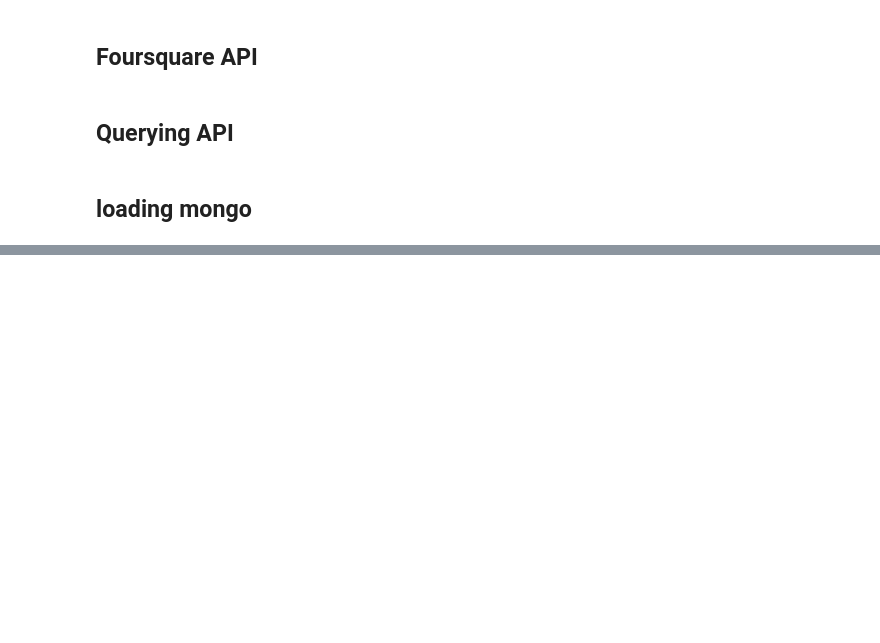
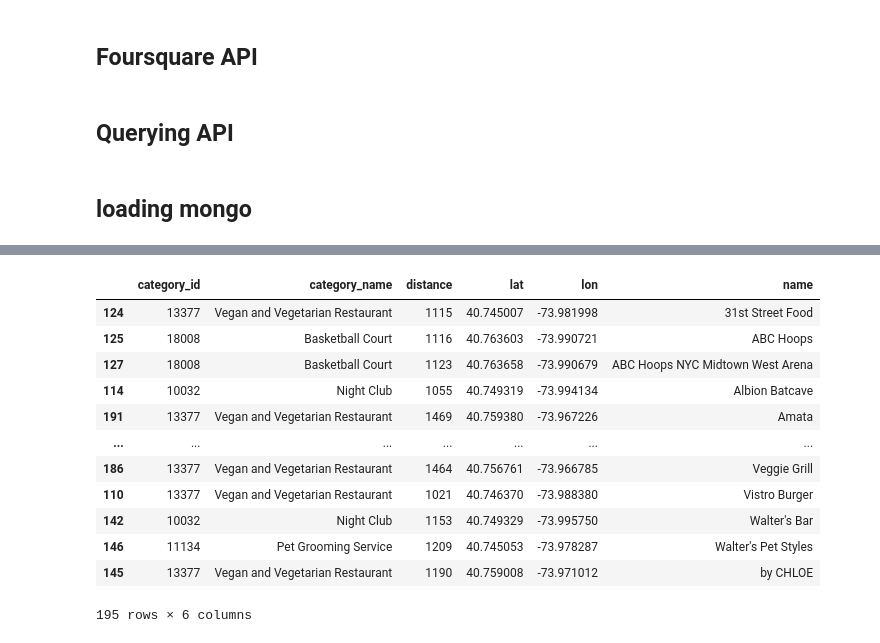
Before and after one commit to nb3110/Project_3_geospatial_analysis_blasi, a Jupyter notebook: notebook.ipynb, the cells around one changed output, grey strips where cells are left out. Drawn from its saved outputs; the diff is of its cells as text; code cells hidden in the pictures; blank space fills up the shorter version.

```diff
--- a/notebook.ipynb
+++ b/notebook.ipynb
@@ -425,0 +413,4 @@ db["ny_places"].insert_many(file_data)
+# %%
+london_places_col = db.get_collection("london_places")
+sf_places_col = db.get_collection("sf_places")
+ny_places_col = db.get_collection("ny_places")
@@ -425,0 +483,33 @@ db["ny_places"].insert_many(file_data)
+# %%
+category_id = [ny_places[i]["categories"][j]["id"] for i in range(len(ny_places)) for j in range(len(ny_places[i]["categories"])) if ny_places[i]["categories"][j]["id"] in category_code_list]
+category_name = [ny_places[i]["categories"][j]["name"] for i in range(len(ny_places)) for j in range(len(ny_places[i]["categories"])) if ny_places[i]["categories"][j]["id"] in category_code_list]
+distance = [ny_places[i]["distance"] for i in range(len(ny_places)) for j in range(len(ny_places[i]["categories"])) if ny_places[i]["categories"][j]["id"] in category_code_list]
+lat = [ny_places[i]["geocodes"]["main"]["latitude"] for i in range(len(ny_places)) for j in range(len(ny_places[i]["categories"])) if ny_places[i]["categories"][j]["id"] in category_code_list]
+lon = [ny_places[i]["geocodes"]["main"]["longitude"] for i in range(len(ny_places)) for j in range(len(ny_places[i]["categories"])) if ny_places[i]["categories"][j]["id"] in category_code_list]
+name = [ny_places[i]["name"] for i in range(len(ny_places)) for j in range(len(ny_places[i]["categories"])) if ny_places[i]["categories"][j]["id"] in category_code_list]
+
+ny_dict = {
+    "category_id" : category_id,
+    "category_name" : category_name,
+    "distance": distance,
+    "lat" : lat,
+    "lon" : lon,
+    "name" : name
+}
+
+ny_df = pd.DataFrame(ny_dict)
+ny_df.sort_values("name")
+# %% [output]
+|  | category_id | category_name | distance | lat | lon | name |
+| 124 | 13377 | Vegan and Vegetarian Restaurant | 1115 | 40.745007 | -73.981998 | 31st Street Food |
+| 125 | 18008 | Basketball Court | 1116 | 40.763603 | -73.990721 | ABC Hoops |
+| 127 | 18008 | Basketball Court | 1123 | 40.763658 | -73.990679 | ABC Hoops NYC Midtown West Arena |
+| 114 | 10032 | Night Club | 1055 | 40.749319 | -73.994134 | Albion Batcave |
+| 191 | 13377 | Vegan and Vegetarian Restaurant | 1469 | 40.759380 | -73.967226 | Amata |
+| ... | ... | ... | ... | ... | ... | ... |
+| 186 | 13377 | Vegan and Vegetarian Restaurant | 1464 | 40.756761 | -73.966785 | Veggie Grill |
+| 110 | 13377 | Vegan and Vegetarian Restaurant | 1021 | 40.746370 | -73.988380 | Vistro Burger |
+| 142 | 10032 | Night Club | 1153 | 40.749329 | -73.995750 | Walter's Bar |
+| 146 | 11134 | Pet Grooming Service | 1209 | 40.745053 | -73.978287 | Walter's Pet Styles |
+| 145 | 13377 | Vegan and Vegetarian Restaurant | 1190 | 40.759008 | -73.971012 | by CHLOE |
+195 rows × 6 columns
```
Also changed, not shown: parts of 51 cells of this notebook.
